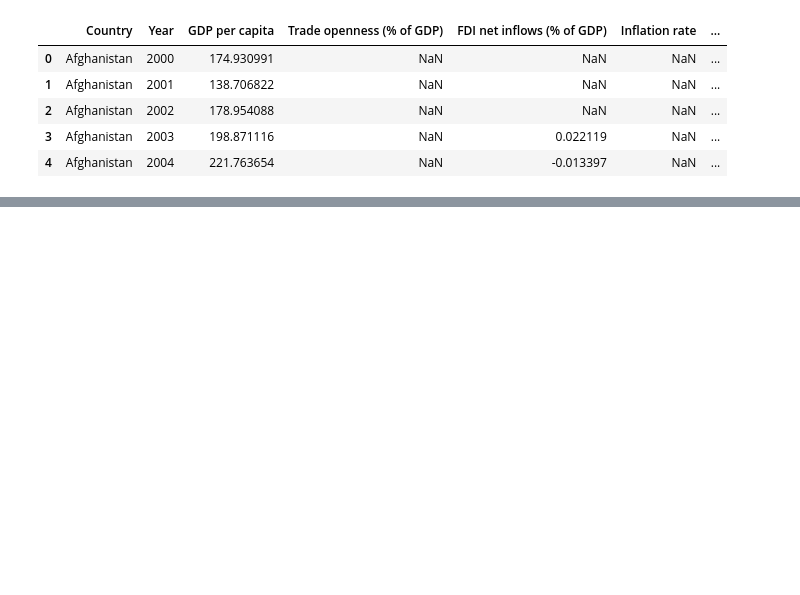
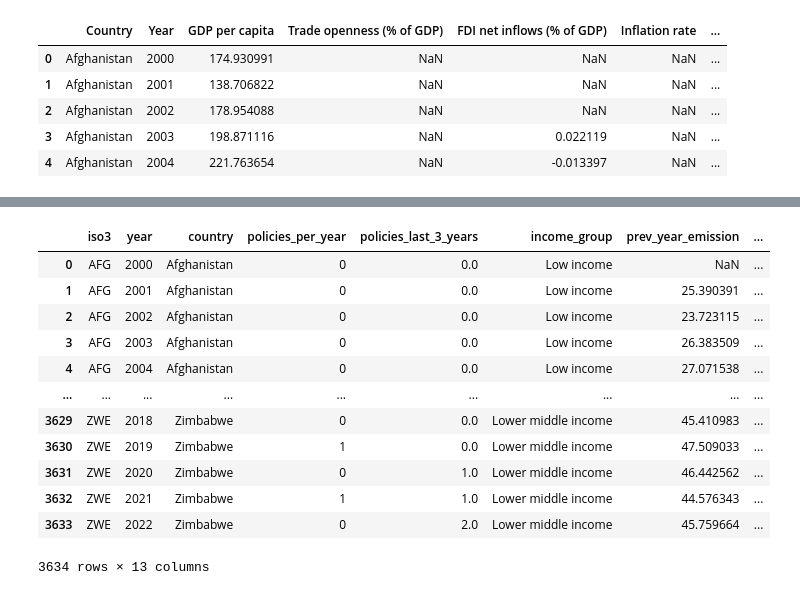
Before and after one commit to jroblar/ndc_evaluation, a Jupyter notebook: data_processing_scripts/wb_indicators_eda.ipynb, the cells around one changed output, grey strips where cells are left out. Drawn from its saved outputs; the diff is of its cells as text; code cells hidden in the pictures; blank space fills up the shorter version.

```diff
--- a/data_processing_scripts/wb_indicators_eda.ipynb
+++ b/data_processing_scripts/wb_indicators_eda.ipynb
@@ -21,0 +162,2 @@ wb_df.head()
+# %%
+df_imputed.columns = df_imputed.columns.str.lower()
@@ -21,0 +175,3 @@ wb_df.head()
+# %%
+policy_emissions_df = pd.read_csv(os.path.join(processed_data_dir_path, 'total_emissions_with_policies.csv'))
+policy_emissions_df.head()
@@ -21,0 +204,17 @@ wb_df.head()
+# %%
+df_merge = pd.merge(policy_emissions_df, df_imputed, how='inner', on=['country', 'year'])
+df_merge
+# %% [output]
+|  | iso3 | year | country | policies_per_year | policies_last_3_years | income_group | prev_year_emission | ... |
+| 0 | AFG | 2000 | Afghanistan | 0 | 0.0 | Low income | NaN | ... |
+| 1 | AFG | 2001 | Afghanistan | 0 | 0.0 | Low income | 25.390391 | ... |
+| 2 | AFG | 2002 | Afghanistan | 0 | 0.0 | Low income | 23.723115 | ... |
+| 3 | AFG | 2003 | Afghanistan | 0 | 0.0 | Low income | 26.383509 | ... |
+| 4 | AFG | 2004 | Afghanistan | 0 | 0.0 | Low income | 27.071538 | ... |
+| ... | ... | ... | ... | ... | ... | ... | ... | ... |
+| 3629 | ZWE | 2018 | Zimbabwe | 0 | 0.0 | Lower middle income | 45.410983 | ... |
+| 3630 | ZWE | 2019 | Zimbabwe | 1 | 0.0 | Lower middle income | 47.509033 | ... |
+| 3631 | ZWE | 2020 | Zimbabwe | 0 | 1.0 | Lower middle income | 46.442562 | ... |
+| 3632 | ZWE | 2021 | Zimbabwe | 1 | 1.0 | Lower middle income | 44.576343 | ... |
+| 3633 | ZWE | 2022 | Zimbabwe | 0 | 2.0 | Lower middle income | 45.759664 | ... |
+3634 rows × 13 columns
```
Also changed, not shown: parts of 15 cells of this notebook.
